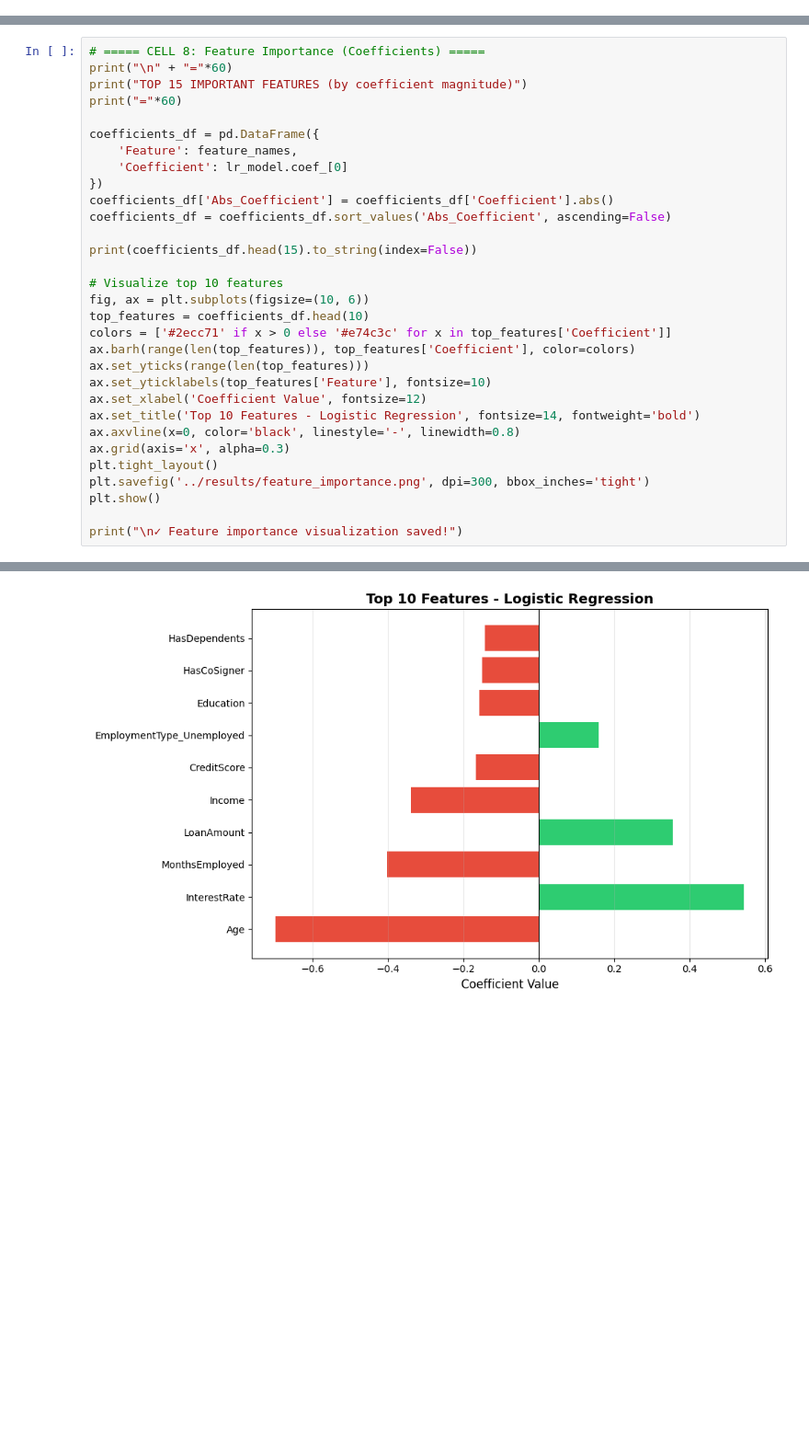
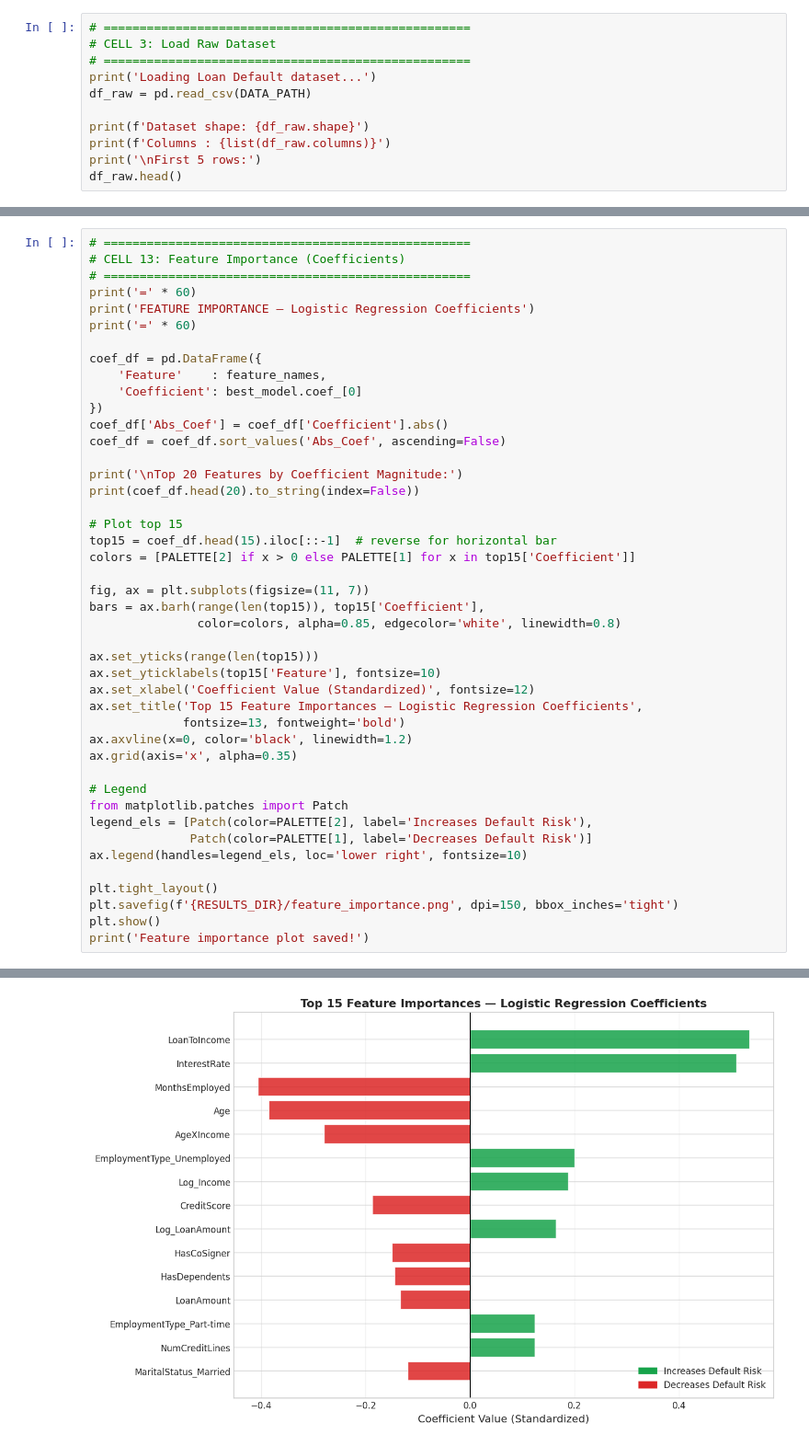
Before and after one commit to chamithusithmaka/MLproject, a Jupyter notebook: notebooks/logistic_regression_model.ipynb, the cells around one changed output, grey strips where cells are left out. Shown at 92% size. Saved outputs shown, nothing was run; the diff lists cells and outputs as text; blank space fills up the shorter version.

Commit message:
Logistic regression algorithm model training

```diff
--- a/notebooks/logistic_regression_model.ipynb
+++ b/notebooks/logistic_regression_model.ipynb
@@ -193,0 +92,11 @@ print("✓ Confusion matrix and ROC curve saved!")
+# %%
+# ===================================================
+# CELL 3: Load Raw Dataset
+# ===================================================
+print('Loading Loan Default dataset...')
+df_raw = pd.read_csv(DATA_PATH)
+
+print(f'Dataset shape: {df_raw.shape}')
+print(f'Columns : {list(df_raw.columns)}')
+print('\nFirst 5 rows:')
+df_raw.head()
@@ -194,33 +673,46 @@ print("✓ Confusion matrix and ROC curve saved!")
 # %%
-# ===== CELL 8: Feature Importance (Coefficients) =====
-print("\n" + "="*60)
-print("TOP 15 IMPORTANT FEATURES (by coefficient magnitude)")
-print("="*60)
+# ===================================================
+# CELL 13: Feature Importance (Coefficients)
+# ===================================================
+print('=' * 60)
+print('FEATURE IMPORTANCE — Logistic Regression Coefficients')
+print('=' * 60)
 
-coefficients_df = pd.DataFrame({
-    'Feature': feature_names,
-    'Coefficient': lr_model.coef_[0]
+coef_df = pd.DataFrame({
+    'Feature'    : feature_names,
+    'Coefficient': best_model.coef_[0]
 })
-coefficients_df['Abs_Coefficient'] = coefficients_df['Coefficient'].abs()
-coefficients_df = coefficients_df.sort_values('Abs_Coefficient', ascending=False)
+coef_df['Abs_Coef'] = coef_df['Coefficient'].abs()
+coef_df = coef_df.sort_values('Abs_Coef', ascending=False)
 
-print(coefficients_df.head(15).to_string(index=False))
+print('\nTop 20 Features by Coefficient Magnitude:')
+print(coef_df.head(20).to_string(index=False))
 
-# Visualize top 10 features
-fig, ax = plt.subplots(figsize=(10, 6))
-top_features = coefficients_df.head(10)
-colors = ['#2ecc71' if x > 0 else '#e74c3c' for x in top_features['Coefficient']]
-ax.barh(range(len(top_features)), top_features['Coefficient'], color=colors)
-ax.set_yticks(range(len(top_features)))
-ax.set_yticklabels(top_features['Feature'], fontsize=10)
-ax.set_xlabel('Coefficient Value', fontsize=12)
-ax.set_title('Top 10 Features - Logistic Regression', fontsize=14, fontweight='bold')
-ax.axvline(x=0, color='black', linestyle='-', linewidth=0.8)
-ax.grid(axis='x', alpha=0.3)
+# Plot top 15
+top15 = coef_df.head(15).iloc[::-1]  # reverse for horizontal bar
+colors = [PALETTE[2] if x > 0 else PALETTE[1] for x in top15['Coefficient']]
+
+fig, ax = plt.subplots(figsize=(11, 7))
+bars = ax.barh(range(len(top15)), top15['Coefficient'],
+               color=colors, alpha=0.85, edgecolor='white', linewidth=0.8)
+
+ax.set_yticks(range(len(top15)))
+ax.set_yticklabels(top15['Feature'], fontsize=10)
+ax.set_xlabel('Coefficient Value (Standardized)', fontsize=12)
+ax.set_title('Top 15 Feature Importances — Logistic Regression Coefficients',
+             fontsize=13, fontweight='bold')
+ax.axvline(x=0, color='black', linewidth=1.2)
+ax.grid(axis='x', alpha=0.35)
+
+# Legend
+from matplotlib.patches import Patch
+legend_els = [Patch(color=PALETTE[2], label='Increases Default Risk'),
+              Patch(color=PALETTE[1], label='Decreases Default Risk')]
+ax.legend(handles=legend_els, loc='lower right', fontsize=10)
+
 plt.tight_layout()
-plt.savefig('../results/feature_importance.png', dpi=300, bbox_inches='tight')
+plt.savefig(f'{RESULTS_DIR}/feature_importance.png', dpi=150, bbox_inches='tight')
 plt.show()
-
-print("\n✓ Feature importance visualization saved!")
+print('Feature importance plot saved!')
 # %% [output]
 ============================================================
@@ -245 +735 @@ EmploymentType_Unemployed     0.158751         0.158751
-[figure, old version]
+[figure, new version]
```
Also changed, not shown: parts of 27 cells of this notebook, 15 other files.
